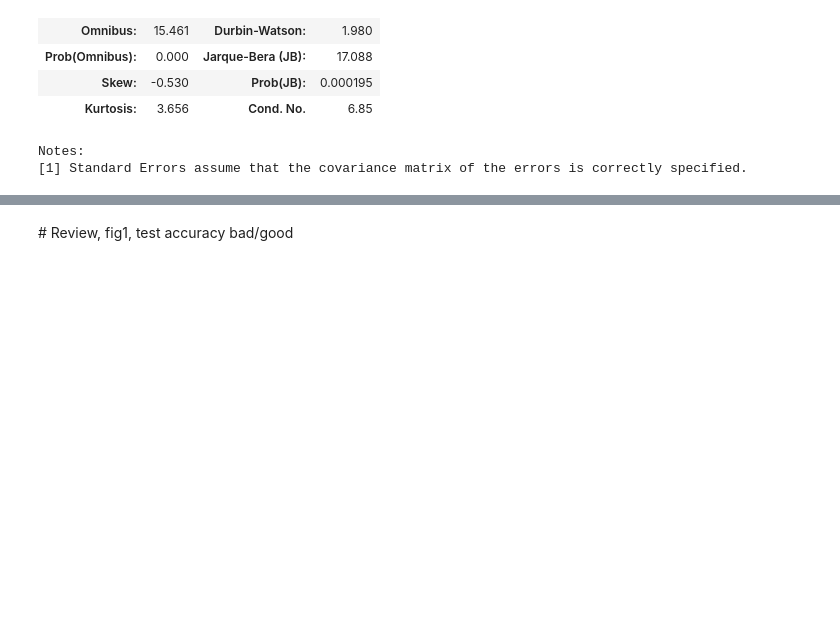
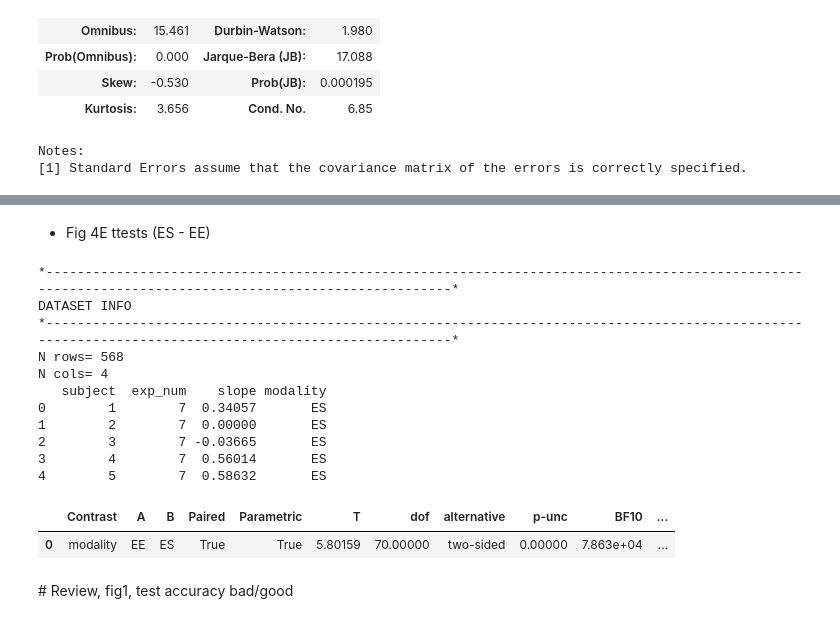
Before and after one commit to bsgarcia/RandCFollowUp, a Jupyter notebook: python/stats.ipynb, the cells around one changed output, grey strips where cells are left out. Cells and saved outputs as stored; diff of their text form; code cells hidden in the pictures; blank space fills up the shorter version.

```diff
--- a/python/stats.ipynb
+++ b/python/stats.ipynb
@@ -469,3 +495,24 @@ Notes:
+# %% [markdown]
+* Fig 4E ttests (ES - EE)
+# %%
+filename = 'Fig4E'
+df = read_csv(filename)
+
+pg.pairwise_tests(data=df, dv='slope', subject='subject',  within='modality', padjust='bonf', within_first=True, effsize='cohen')
+# %% [output]
+*------------------------------------------------------------------------------------------------------------------------------------------------------*
+DATASET INFO
+*------------------------------------------------------------------------------------------------------------------------------------------------------*
+N rows= 568
+N cols= 4
+   subject  exp_num    slope modality
+0        1        7  0.34057       ES
+1        2        7  0.00000       ES
+2        3        7 -0.03665       ES
+3        4        7  0.56014       ES
+4        5        7  0.58632       ES
+|  | Contrast | A | B | Paired | Parametric | T | dof | alternative | p-unc | BF10 | ... |
+| 0 | modality | EE | ES | True | True | 5.80159 | 70.00000 | two-sided | 0.00000 | 7.863e+04 | ... |
 # %% [markdown]
 # Review, fig1, test accuracy bad/good
 # %%
```
Also changed, not shown: parts of 3 cells of this notebook, 6 other files.
